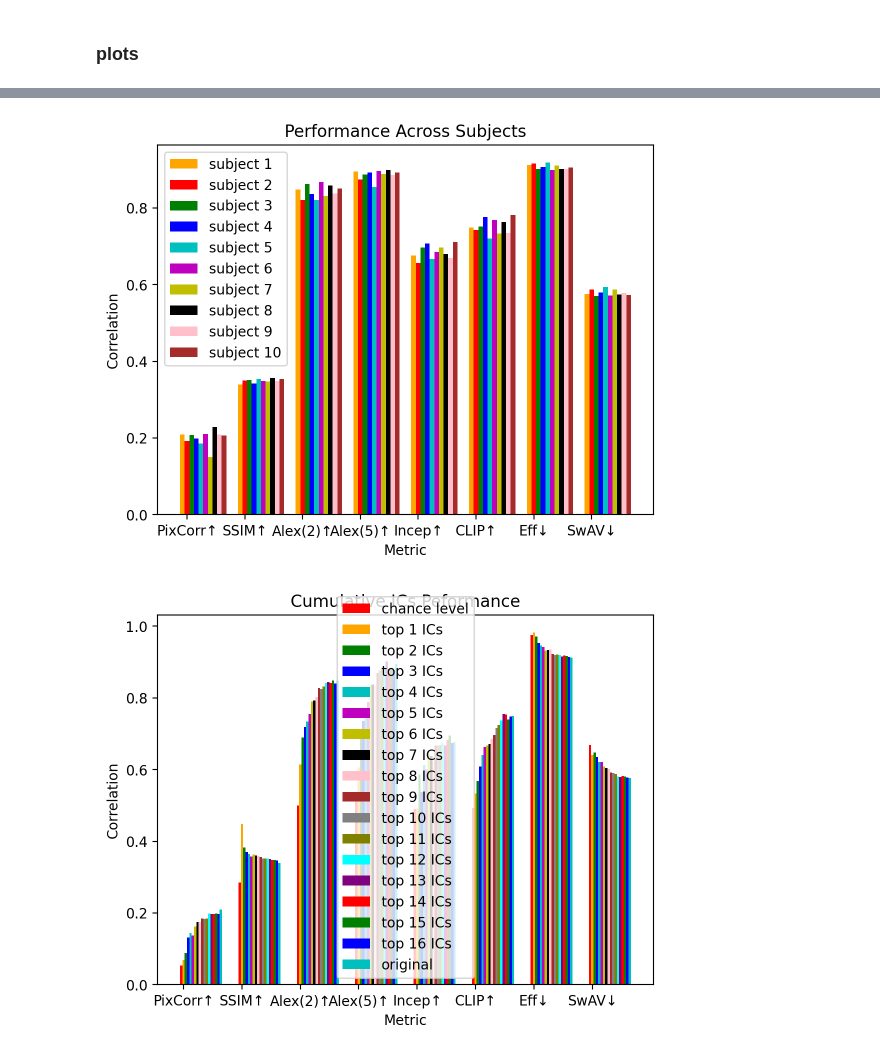
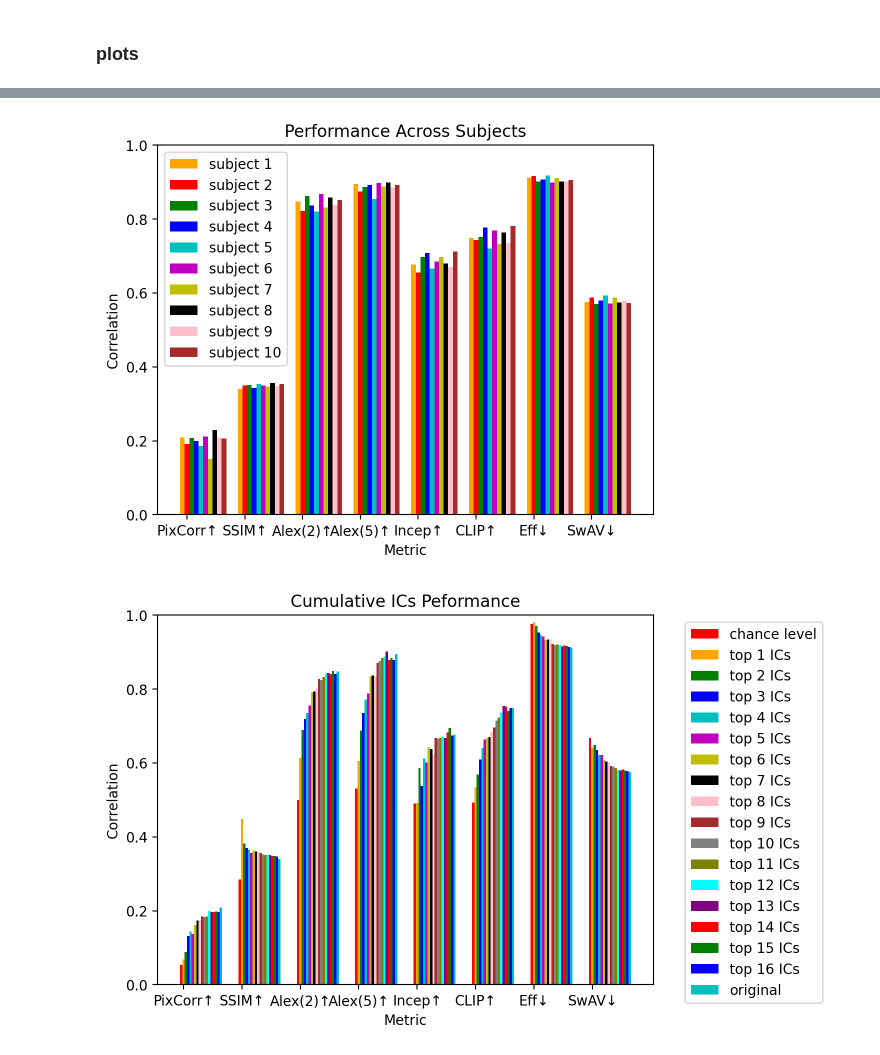
Before and after one commit to desa-lab/EEG-Image-Reconstruction, a Jupyter notebook: thingseeg2_scripts/performance_plots.ipynb, the cells around one changed output, grey strips where cells are left out. Cells and saved outputs as stored; diff of their text form; code cells hidden in the pictures.

```diff
--- a/thingseeg2_scripts/performance_plots.ipynb
+++ b/thingseeg2_scripts/performance_plots.ipynb
@@ -826,6 +831,7 @@ labels = ['PixCorr↑', 'SSIM↑', 'Alex(2)↑', 'Alex(5)↑', 'Incep↑', 'CLIP
 
 # Set the current tick locations and labels of the x-axis
 plt.xticks(x + bar_width, labels)
+plt.ylim(0, 1)
 
 # Add a legend
 plt.legend()
@@ -837,7 +843,7 @@ plt.xlabel('Metric')
 # Display the plot
 plt.show()
 # %% [output]
-[figure, old version]
+[figure, new version]
 # %%
 # Define the bar width
 bar_width = 0.04
@@ -874,32 +880,33 @@ plt.bar(x6, ica5_800ms, color='m', width=bar_width, label='top 5 ICs')
 plt.bar(x7, ica6_800ms, color='y', width=bar_width, label='top 6 ICs')
 plt.bar(x8, ica7_800ms, color='k', width=bar_width, label='top 7 ICs')
 plt.bar(x9, ica8_800ms, color='pink', width=bar_width, label='top 8 ICs')
 plt.bar(x10, ica9_800ms, color='brown', width=bar_width, label='top 9 ICs')
 plt.bar(x11, ica10_800ms, color='grey', width=bar_width, label='top 10 ICs')
 plt.bar(x12, ica11_800ms, color='olive', width=bar_width, label='top 11 ICs')
 plt.bar(x13, ica12_800ms, color='cyan', width=bar_width, label='top 12 ICs')
 plt.bar(x14, ica13_800ms, color='purple', width=bar_width, label='top 13 ICs')
 plt.bar(x15, ica14_800ms, color='r', width=bar_width, label='top 14 ICs')
 plt.bar(x16, ica15_800ms, color='g', width=bar_width, label='top 15 ICs')
 plt.bar(x17, ica16_800ms, color='b', width=bar_width, label='top 16 ICs')
 plt.bar(x18, preproc_800ms, color='c', width=bar_width, label='original')
 
 
 
 # Define the labels for the x-axis
 labels = ['PixCorr↑', 'SSIM↑', 'Alex(2)↑', 'Alex(5)↑', 'Incep↑', 'CLIP↑', 'Eff↓', 'SwAV↓']  # replace with your actual labels
 
 # Set the current tick locations and labels of the x-axis
 plt.xticks(x + bar_width, labels)
 
 # Add a legend
-plt.legend()
+plt.legend(bbox_to_anchor=(1.05, 1), loc='upper left')
 
 plt.title('Cumulative ICs Peformance')
 plt.ylabel('Correlation')
 plt.xlabel('Metric')
+plt.ylim(0, 1)
 
 # Display the plot
 plt.show()
 # %% [output]
-[figure, old version]
+[figure, new version]
```
Also changed, not shown: parts of 5 cells of this notebook, 16 other files.
